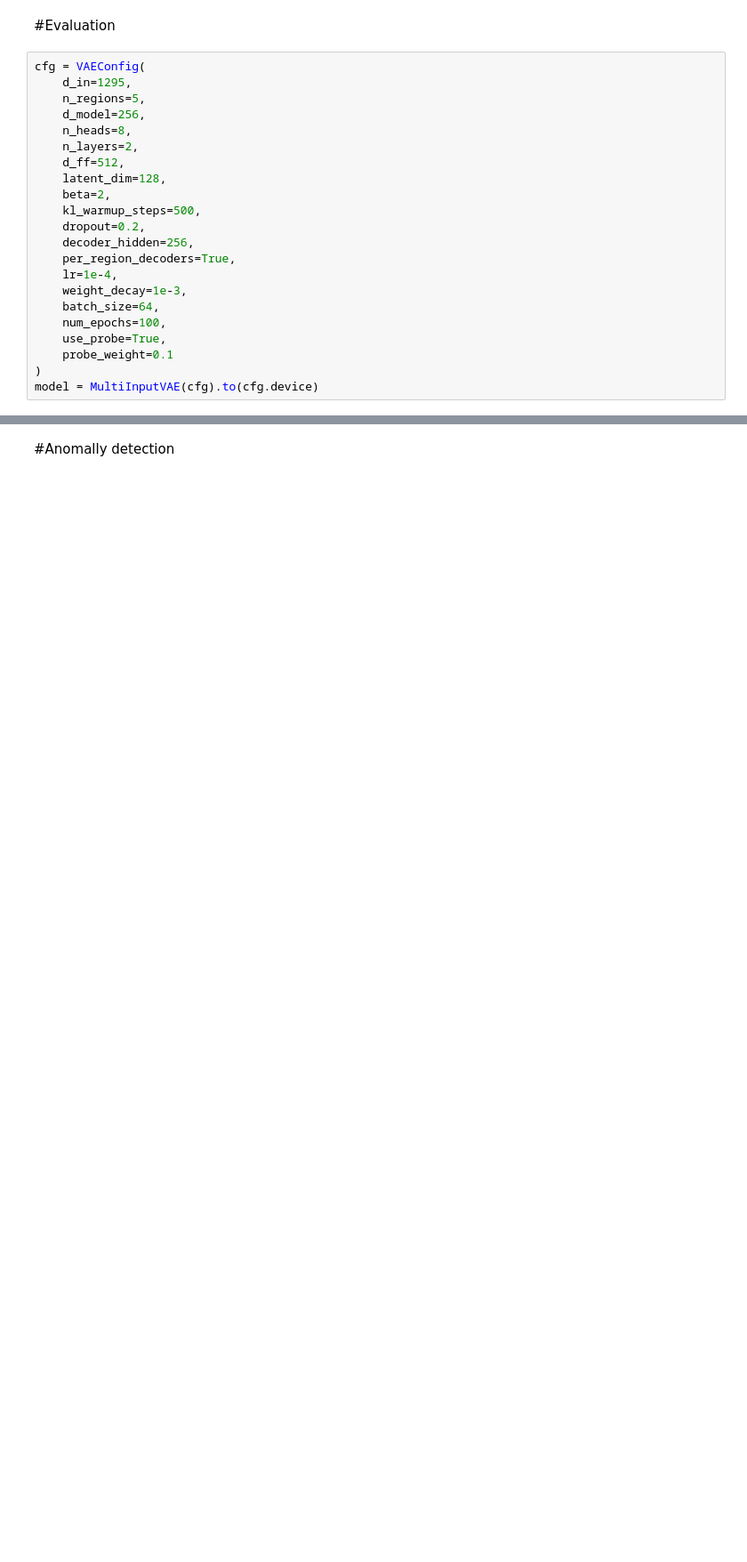
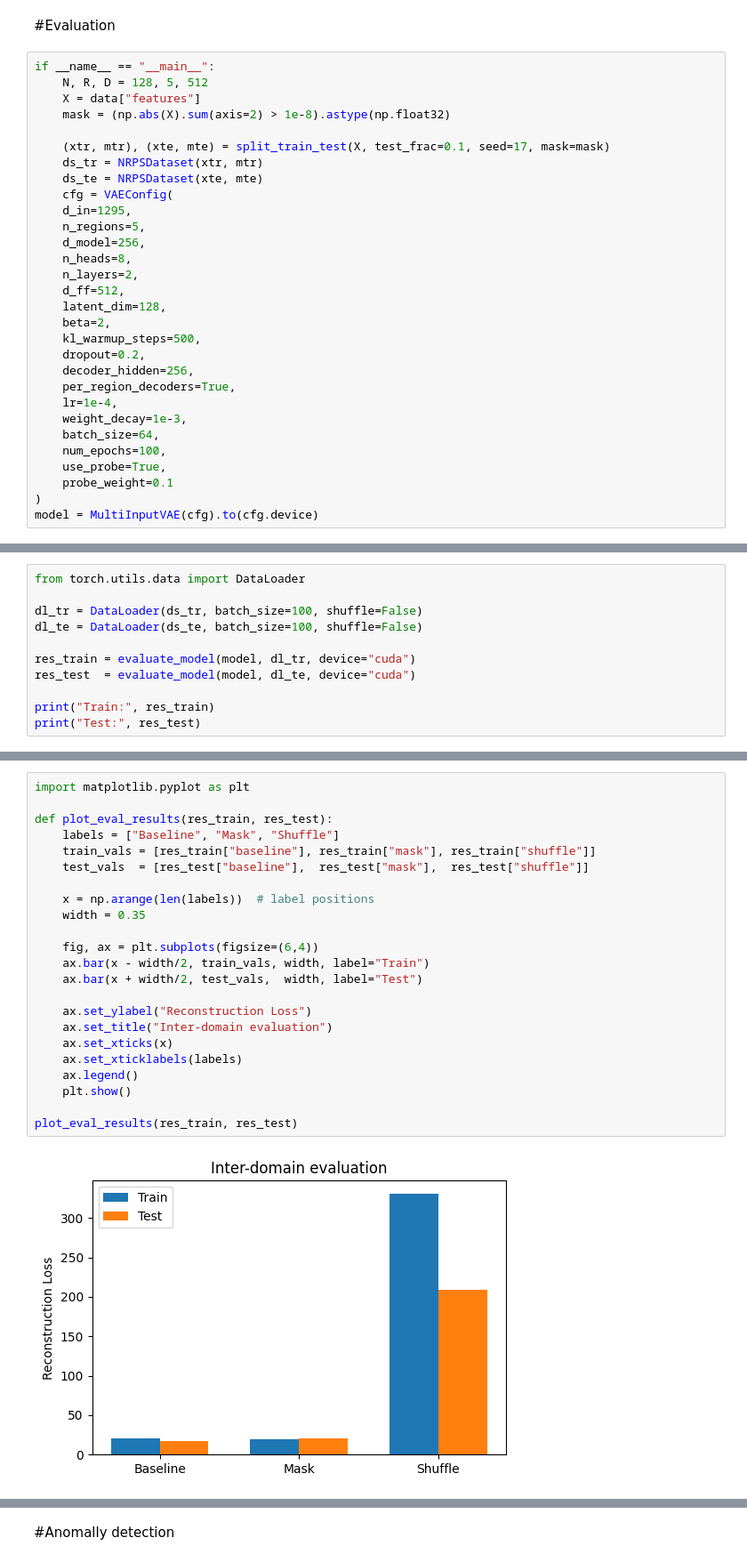
Before and after one commit to AMIRMOHAMMAD-OSS/Bioinformatics, a Jupyter notebook: MV_VAE_V1.ipynb, the cells around one changed output, grey strips where cells are left out. Shown at 89% size. Drawn from its saved outputs; the diff is of its cells as text; blank space fills up the shorter version.

```diff
--- a/MV_VAE_V1.ipynb
+++ b/MV_VAE_V1.ipynb
@@ -729,7 +873,15 @@ if __name__ == "__main__":
 # %% [markdown]
 #Evaluation
 # %%
-cfg = VAEConfig(
+if __name__ == "__main__":
+    N, R, D = 128, 5, 512
+    X = data["features"]
+    mask = (np.abs(X).sum(axis=2) > 1e-8).astype(np.float32)
+
+    (xtr, mtr), (xte, mte) = split_train_test(X, test_frac=0.1, seed=17, mask=mask)
+    ds_tr = NRPSDataset(xtr, mtr)
+    ds_te = NRPSDataset(xte, mte)
+    cfg = VAEConfig(
     d_in=1295,
     n_regions=5,
     d_model=256,
@@ -773,0 +980,11 @@ MultiInputVAE(
+# %%
+from torch.utils.data import DataLoader
+
+dl_tr = DataLoader(ds_tr, batch_size=100, shuffle=False)
+dl_te = DataLoader(ds_te, batch_size=100, shuffle=False)
+
+res_train = evaluate_model(model, dl_tr, device="cuda")
+res_test  = evaluate_model(model, dl_te, device="cuda")
+
+print("Train:", res_train)
+print("Test:", res_test)
@@ -773,0 +994,25 @@ MultiInputVAE(
+# %%
+import matplotlib.pyplot as plt
+
+def plot_eval_results(res_train, res_test):
+    labels = ["Baseline", "Mask", "Shuffle"]
+    train_vals = [res_train["baseline"], res_train["mask"], res_train["shuffle"]]
+    test_vals  = [res_test["baseline"],  res_test["mask"],  res_test["shuffle"]]
+
+    x = np.arange(len(labels))  # label positions
+    width = 0.35
+
+    fig, ax = plt.subplots(figsize=(6,4))
+    ax.bar(x - width/2, train_vals, width, label="Train")
+    ax.bar(x + width/2, test_vals,  width, label="Test")
+
+    ax.set_ylabel("Reconstruction Loss")
+    ax.set_title("Inter-domain evaluation")
+    ax.set_xticks(x)
+    ax.set_xticklabels(labels)
+    ax.legend()
+    plt.show()
+
+plot_eval_results(res_train, res_test)
+# %% [output]
+[figure, added]
```
Also changed, not shown: parts of 17 cells of this notebook.
